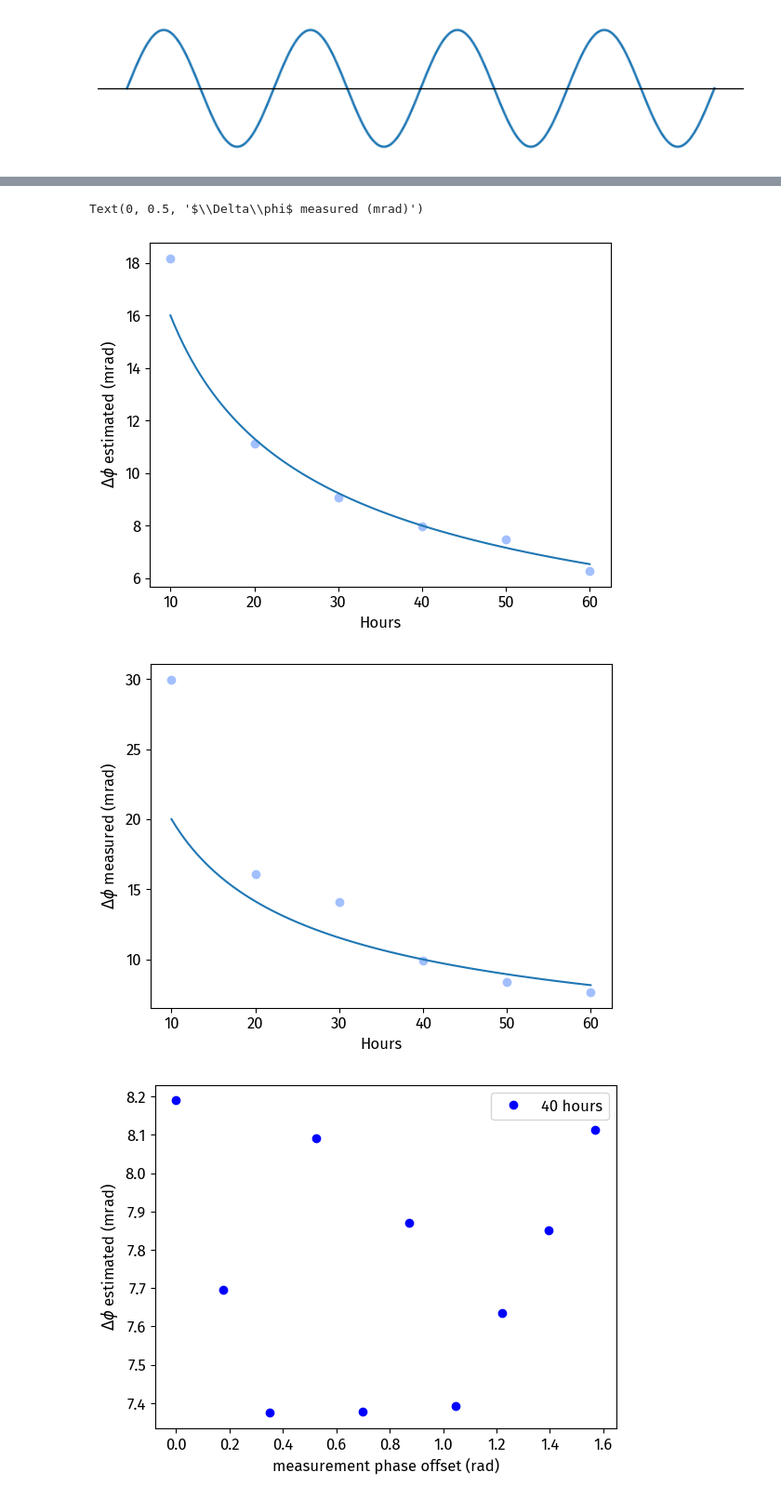
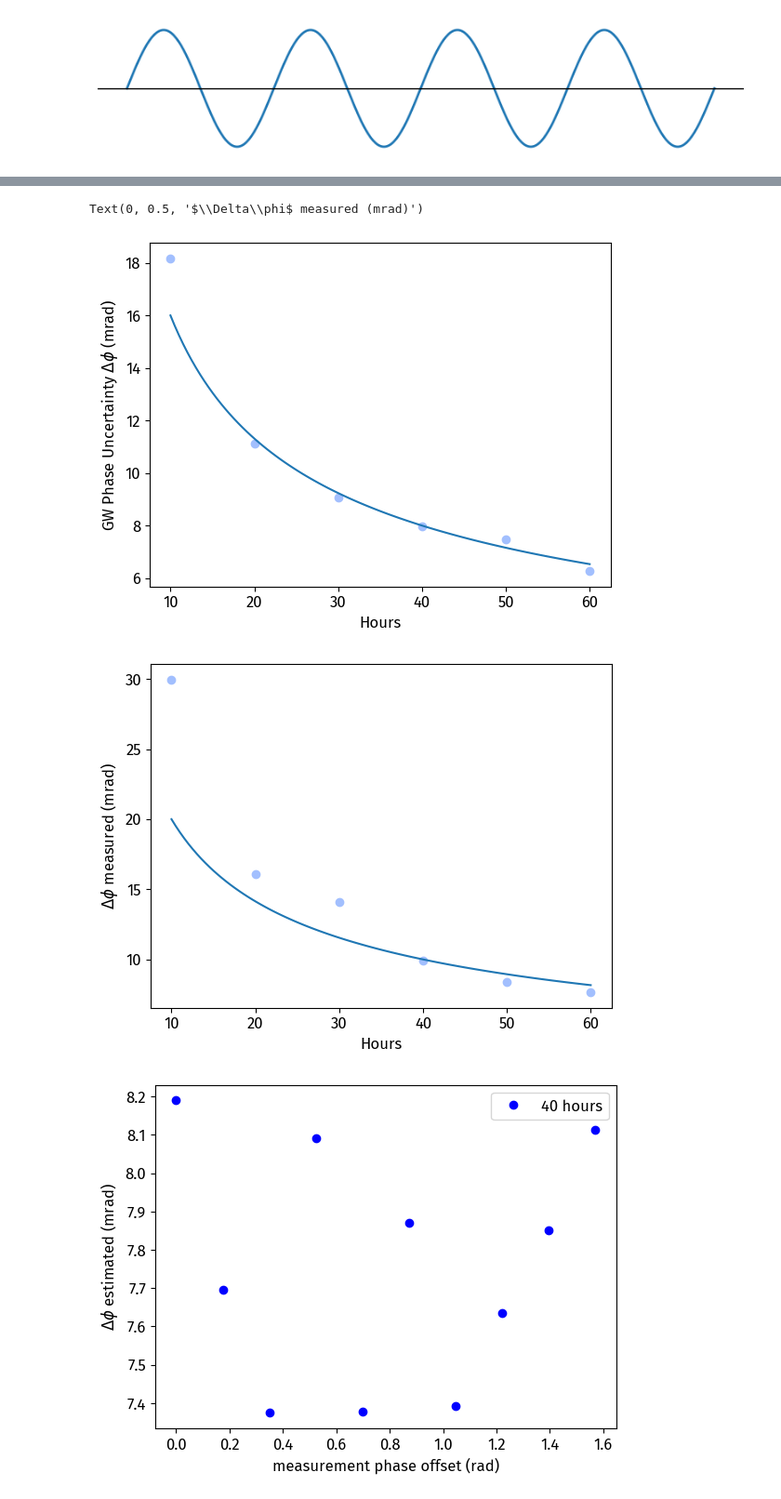
Before and after one commit to dhruvaganapathy/clock_gw_detection, a Jupyter notebook: dhruva_code/plots.ipynb, the cells around one changed output, grey strips where cells are left out. Shown at 93% size. Saved outputs shown, nothing was run; the diff lists cells and outputs as text; code cells hidden in the pictures.

```diff
--- a/dhruva_code/plots.ipynb
+++ b/dhruva_code/plots.ipynb
@@ -19,8 +19,9 @@ YELLOW ='xkcd:pastel yellow'
 PURPLE = 'xkcd:pastel purple'
 DBLUE = 'xkcd:light navy blue'
 # %%
+f = np.linspace(1,1,500)
 x = np.linspace(0, 8*np.pi, 500)
-y = np.sin(x)
+y = np.sin(f*x)
 
 # Plot
 fig, ax = plt.subplots(figsize = (10,2))
@@ -45,7 +46,7 @@ plt.savefig("sine_wave.png", dpi=300, bbox_inches='tight')
 [figure]
 # %%
 # Directory path
-directory = "data_run_3/"
+directory = "phase_estimation_runs/run_3/"
 
 # Pattern for text files, e.g. all files starting with "data" and ending with ".txt"
 uncertainty_files = os.path.join(directory, "*hours_uncertainty.txt")
@@ -80,6 +81,6 @@ plt.savefig(directory+'errors.pdf')
 # %%
 # Directory path
-directory = "data_run_3/"
+directory = "phase_estimation_runs/run_3/"
 
 
 # Pattern for text files, e.g. all files starting with "data" and ending with ".txt"
@@ -91,40 +92,40 @@ h = []
 err = []
 for f in files:
     data = np.loadtxt(f)
-    hours = int(f[11:13])
+    hours = int(f[28:30])
     h.append(hours)
     err.append(np.mean(data[1])*1e3)
 
 plt.plot(h,err, color = BLUE, marker = 'o', linestyle = 'None')
 hs = np.linspace(10,60,100)
 plt.plot(hs, 16/np.sqrt(hs/10))
 
 plt.xlabel('Hours')
-plt.ylabel('$\Delta\phi$ estimated (mrad)')
+plt.ylabel('GW Phase Uncertainty $\Delta\phi$ (mrad)')
 
 
 plt.savefig(directory+'uncertainty_hour.pdf')
 files = sorted(glob.glob(error_files))
 
 plt.figure()
 h = []
 err = []
 for f in files:
     data = np.loadtxt(f)
-    hours = int(f[11:13])
+    hours = int(f[28:30])
     h.append(hours)
     err.append(np.mean(data[1])*1e3)
 
 plt.plot(h,err, color = BLUE, marker = 'o', linestyle = 'None')
 hs = np.linspace(10,60,100)
 plt.plot(hs, 20/np.sqrt(hs/10))
 plt.xlabel('Hours')
 plt.ylabel('$\Delta\phi$ measured (mrad)')
 # plt.legend()
 # plt.savefig(directory+'errors.pdf')
 # %% [output]
 Text(0, 0.5, '$\\Delta\\phi$ measured (mrad)')
-[figure, old version]
+[figure, new version]
 [figure]
 # %%
 offset_uncertainty = np.loadtxt('offsets.txt')
```
Also changed, not shown: parts of 1 cell of this notebook, 29 other files.
